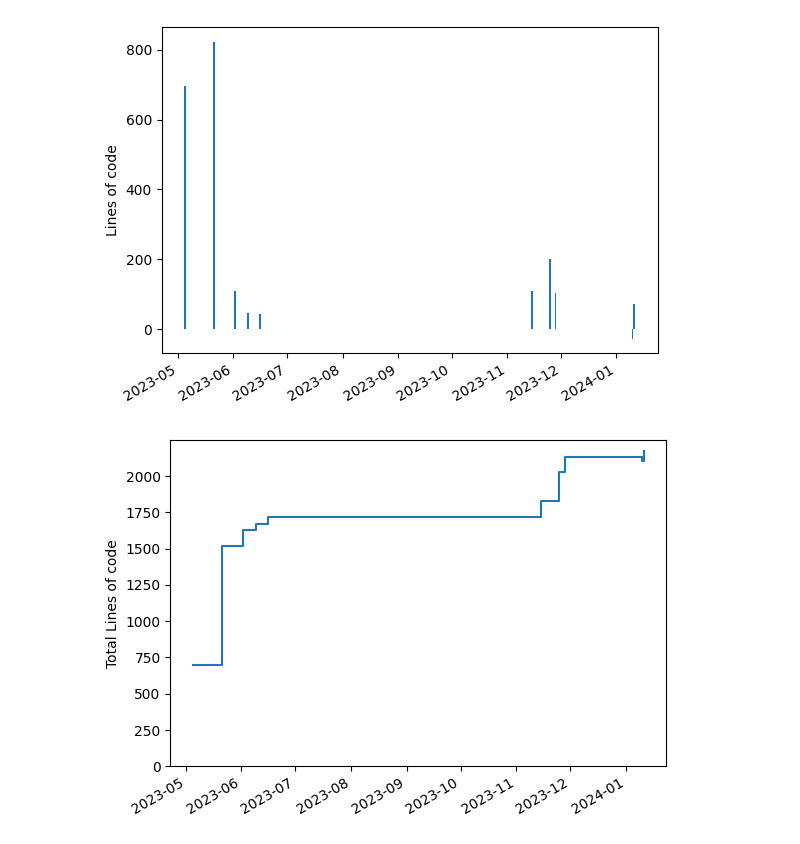
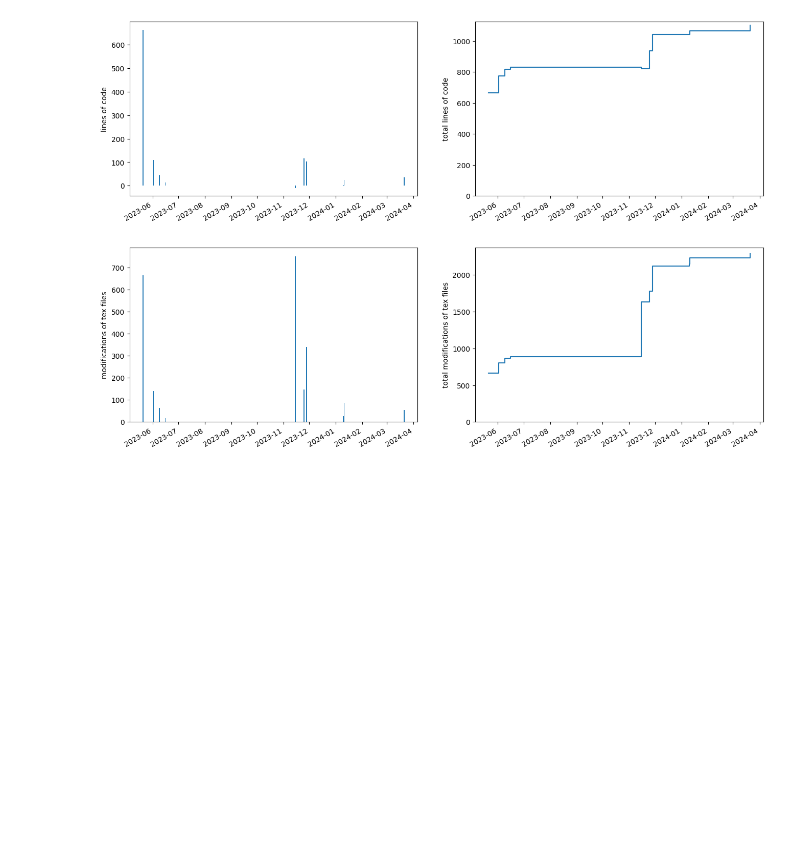
Before and after one commit to stefanheyder/dissertation, a Jupyter notebook: progress.ipynb, the cells around one changed output. Saved outputs shown, nothing was run; the diff lists cells and outputs as text; code cells hidden in the pictures; blank space fills up the shorter version.

```diff
--- a/progress.ipynb
+++ b/progress.ipynb
@@ -1,26 +1,46 @@
 # %%
 import os
 import pandas as pd
 import io
 import matplotlib.pyplot as plt
 
-command = os.popen("echo 'date,lines,empty';/home/stefan/bin/gitdatalines")
+command = os.popen("echo 'date,lines,empty';/home/stefan/bin/gitdatalines '*.tex'")
+
 lines = pd.read_csv(io.StringIO(command.read()), sep=",")[['date', 'lines']]
 lines["date"] = pd.to_datetime(lines["date"])
-
 tlines = lines.groupby('date').sum()
 
-fig, ax = plt.subplots()
-ax.bar(tlines.index, tlines['lines'], width=1)
+fig, axs = plt.subplots(1,2, figsize=(16, 5))
+
+axs[0].bar(tlines.index, tlines['lines'], width=1)
+axs[0].set_xlabel("")
+axs[0].set_ylabel("lines of code")
+
+tlines.cumsum().plot(drawstyle="steps-post", legend=False, ax=axs[1])
+axs[1].set_xlabel("")
+axs[1].set_ylabel("total lines of code")
+axs[1].set_ylim(0, None)
+
 fig.autofmt_xdate()
-ax.set_xlabel("")
-ax.set_ylabel("Lines of code")
-
-ax = tlines.cumsum().plot(drawstyle="steps-post", legend=False)
-ax.set_xlabel("")
-ax.set_ylabel("Total Lines of code")
-ax.set_ylim(0, None)
 plt.show()
 # %% [output]
-[figure, old version]
+[figure, new version]
-[figure, removed]
+# %%
+command = os.popen("echo 'date modifications';/home/stefan/bin/gitdatamodifications '*.tex'")
+modifications = pd.read_csv(io.StringIO(command.read()), sep=" ")[['date', 'modifications']]
+modifications["date"] = pd.to_datetime(modifications["date"])
+tmodifications = modifications.groupby('date').sum()
+
+fig, axs = plt.subplots(1,2, figsize=(16,5))
+axs[0].bar(tmodifications.index, tmodifications['modifications'], width=1)
+axs[0].set_xlabel("")
+axs[0].set_ylabel("modifications of tex files")
+
+tmodifications.cumsum().plot(drawstyle="steps-post", legend=False, ax=axs[1])
+axs[1].set_xlabel("")
+axs[1].set_ylabel("total modifications of tex files")
+axs[1].set_ylim(0, None)
+fig.autofmt_xdate()
+plt.show()
+# %% [output]
+[figure, added]
```
Also changed, not shown: 5 other files.
